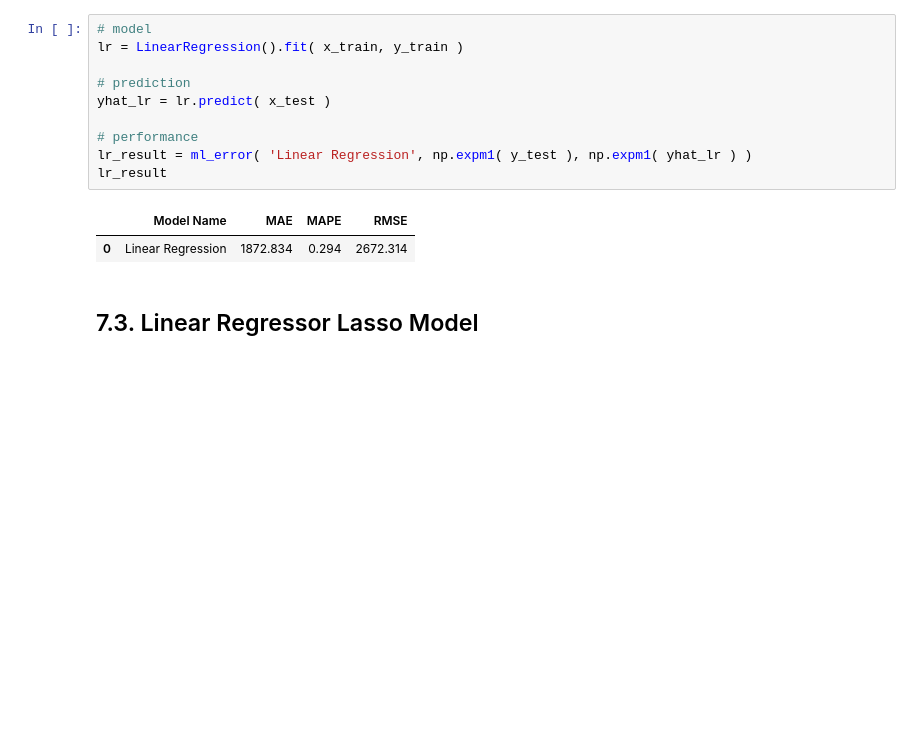
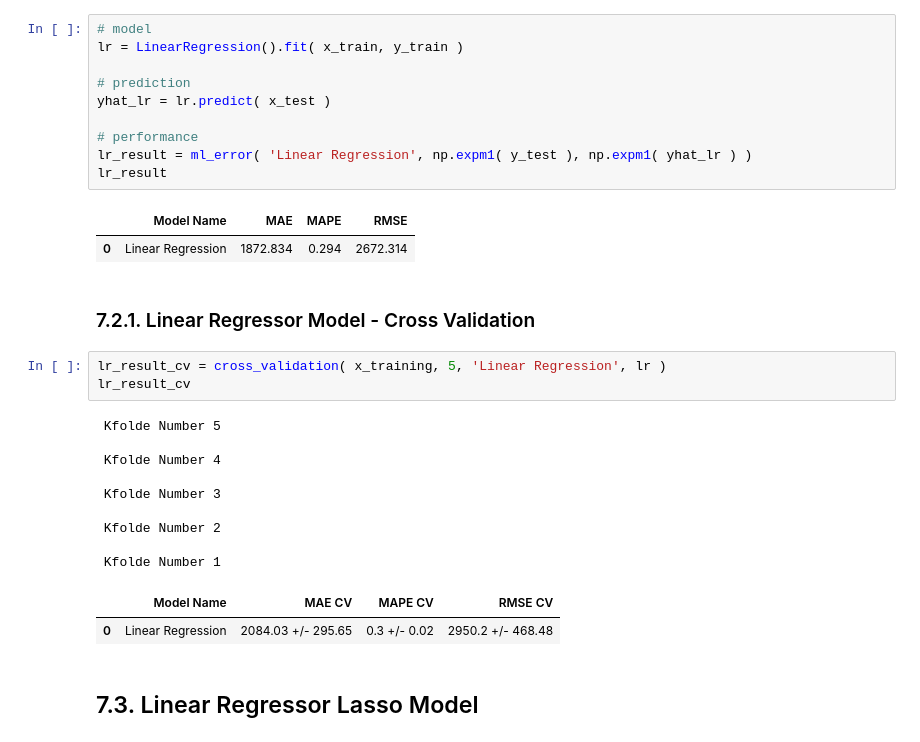
Before and after one commit to cristiandaco/rossmann_project, a Jupyter notebook: 06_Modelos_de_Machine_Learning.ipynb, the cells around one changed output. Saved outputs shown, nothing was run; the diff lists cells and outputs as text; blank space fills up the shorter version.

Commit message:
cross validation final

```diff
--- a/06_Modelos_de_Machine_Learning.ipynb
+++ b/06_Modelos_de_Machine_Learning.ipynb
@@ -935,6 +977,23 @@ lr_result
 # %% [output]
 |  | Model Name | MAE | MAPE | RMSE |
 | 0 | Linear Regression | 1872.834 | 0.294 | 2672.314 |
+# %% [markdown]
+### 7.2.1. Linear Regressor Model - Cross Validation
+# %%
+lr_result_cv = cross_validation( x_training, 5, 'Linear Regression', lr )
+lr_result_cv
+# %% [output]
+ Kfolde Number 5
+
+ Kfolde Number 4
+
+ Kfolde Number 3
+
+ Kfolde Number 2
+
+ Kfolde Number 1
+|  | Model Name | MAE CV | MAPE CV | RMSE CV |
+| 0 | Linear Regression | 2084.03 +/- 295.65 | 0.3 +/- 0.02 | 2950.2 +/- 468.48 |
 # %% [markdown]
 ## 7.3. Linear Regressor Lasso Model
 # %%
```
Also changed, not shown: parts of 19 cells of this notebook, 1 other file.
